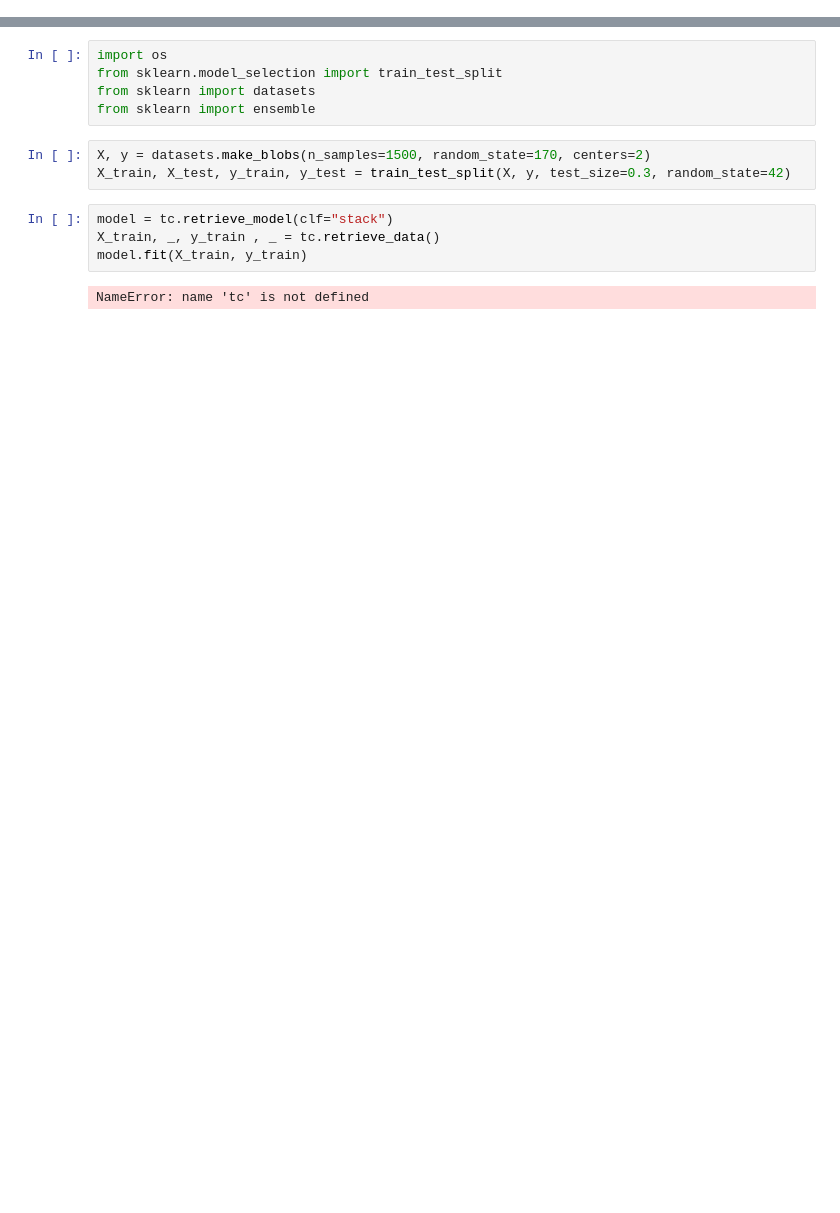
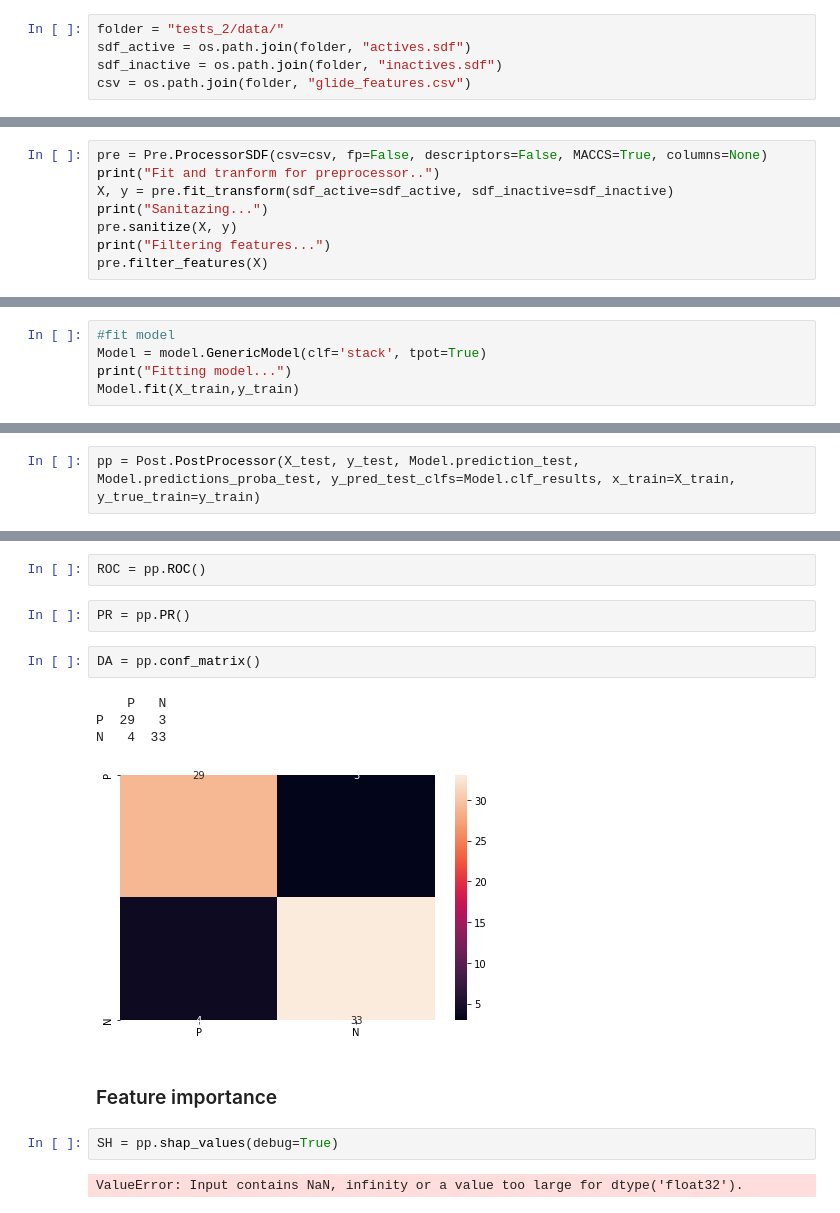
Before and after one commit to nostrumbiodiscovery/modtox, a Jupyter notebook: index.ipynb, the cells around one changed output, grey strips where cells are left out. Cells and saved outputs as stored; diff of their text form; blank space fills up the shorter version.

```diff
--- a/index.ipynb
+++ b/index.ipynb
@@ -0,0 +12,5 @@
+# %%
+folder = "tests_2/data/"
+sdf_active = os.path.join(folder, "actives.sdf")
+sdf_inactive = os.path.join(folder, "inactives.sdf")
+csv = os.path.join(folder, "glide_features.csv")
@@ -0,0 +19,8 @@
+# %%
+pre = Pre.ProcessorSDF(csv=csv, fp=False, descriptors=False, MACCS=True, columns=None)
+print("Fit and tranform for preprocessor..")
+X, y = pre.fit_transform(sdf_active=sdf_active, sdf_inactive=sdf_inactive)
+print("Sanitazing...")
+pre.sanitize(X, y)
+print("Filtering features...")
+pre.filter_features(X)
@@ -0,0 +70,5 @@
+# %%
+#fit model
+Model = model.GenericModel(clf='stack', tpot=True)
+print("Fitting model...")
+Model.fit(X_train,y_train)
@@ -1 +125,3 @@
+# %%
+pp = Post.PostProcessor(X_test, y_test, Model.prediction_test, Model.predictions_proba_test, y_pred_test_clfs=Model.clf_results, x_train=X_train, y_true_train=y_train)
 # %% [markdown]
@@ -3,14 +129,17 @@
-# %%
-import os
-from sklearn.model_selection import train_test_split
-from sklearn import datasets
-from sklearn import ensemble
-# %%
-X, y = datasets.make_blobs(n_samples=1500, random_state=170, centers=2)
-X_train, X_test, y_train, y_test = train_test_split(X, y, test_size=0.3, random_state=42)
-# %%
-model = tc.retrieve_model(clf="stack")
-X_train, _, y_train , _ = tc.retrieve_data()
-model.fit(X_train, y_train)
-# %% [output]
-NameError: name 'tc' is not defined
+# %%
+ROC = pp.ROC()
+# %%
+PR = pp.PR()
+# %%
+DA = pp.conf_matrix()
+# %% [output]
+    P   N
+P  29   3
+N   4  33
+[figure, added]
+# %% [markdown]
+### Feature importance
+# %%
+SH = pp.shap_values(debug=True)
+# %% [output]
+ValueError: Input contains NaN, infinity or a value too large for dtype('float32').
```
Also changed, not shown: parts of 24 cells of this notebook.
